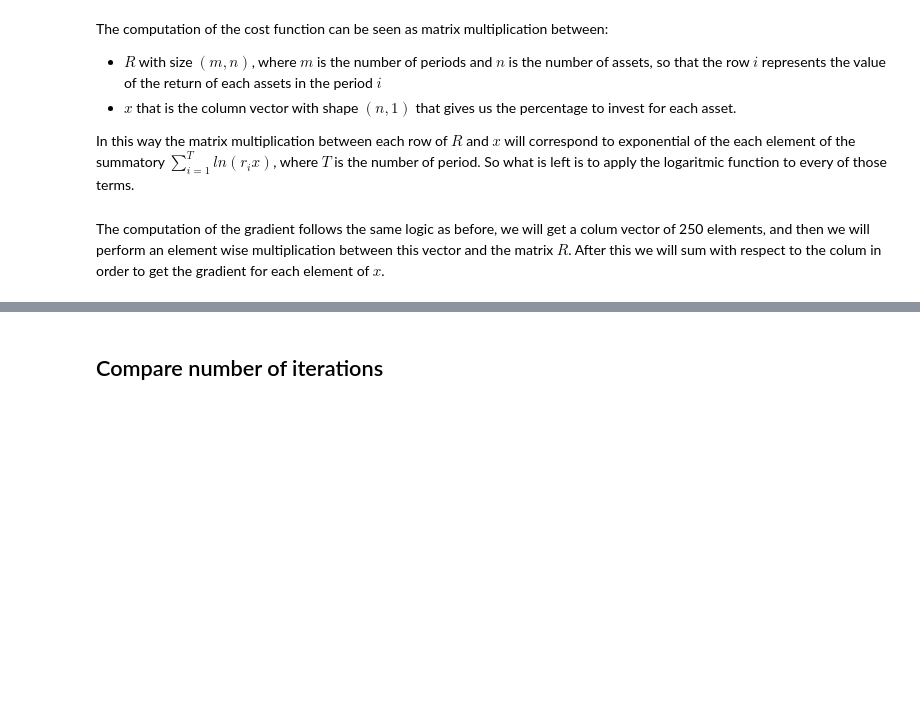
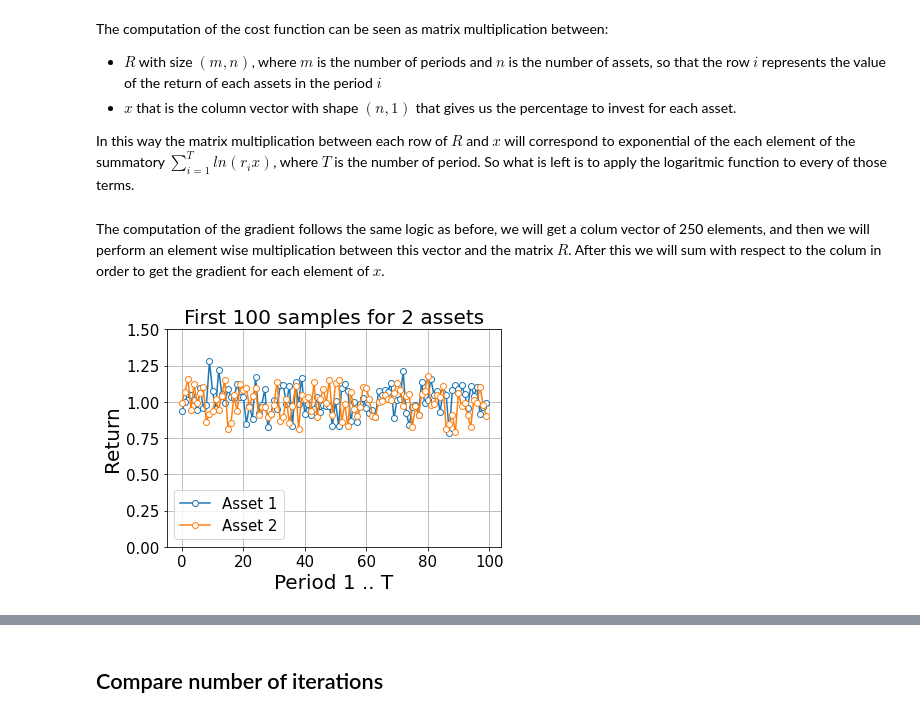
Before and after one commit to PashaIanko/Portfolio-Optimization, a Jupyter notebook: experiments.ipynb, the cells around one changed output, grey strips where cells are left out. Saved outputs shown, nothing was run; the diff lists cells and outputs as text; code cells hidden in the pictures; blank space fills up the shorter version.

```diff
--- a/experiments.ipynb
+++ b/experiments.ipynb
@@ -260,4 +270,9 @@ def plot_return_matrix(return_matrix, x_lim, assets):
     plt.grid()
+# %%
+return_matrix = np.ones((100, 4)) + np.random.normal(loc = 0, scale = 0.1, size = (100, 4))
+plot_return_matrix(return_matrix, x_lim = 100, assets = [0, 1])
+# %% [output]
+[figure, added]
 # %%
 def plot_bar_scores(scores_dict, y_label, title):
     fig = plt.figure()
```
Also changed, not shown: parts of 10 cells of this notebook.
